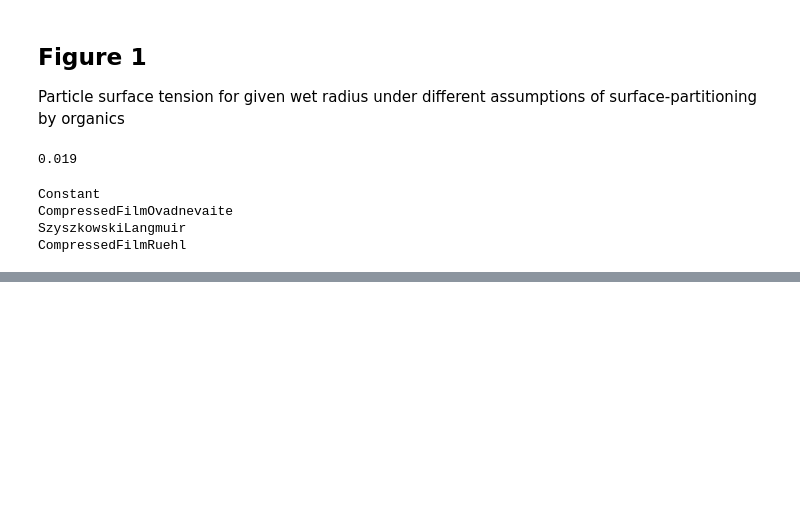
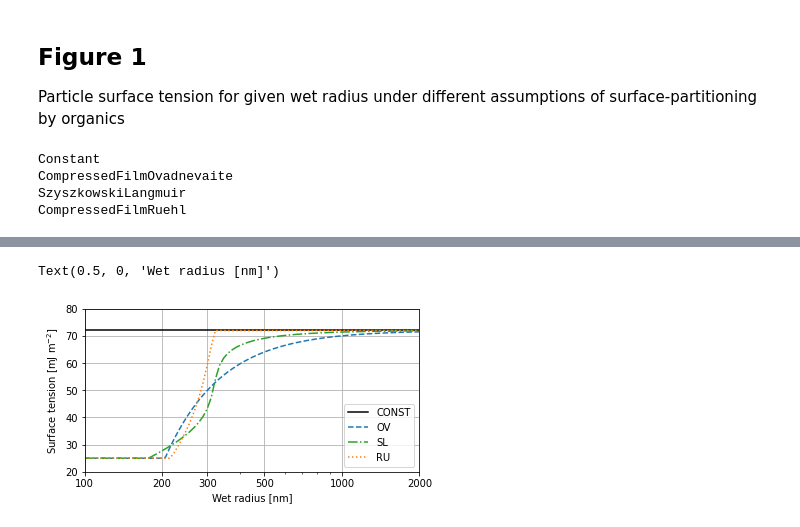
Before and after one commit to claresinger/PySDM, a Jupyter notebook: examples/PySDM_examples/Singer_Ward/fig_1.ipynb, the cells around one changed output, grey strips where cells are left out. Cells and saved outputs as stored; diff of their text form; code cells hidden in the pictures; blank space fills up the shorter version.

```diff
--- a/examples/PySDM_examples/Singer_Ward/fig_1.ipynb
+++ b/examples/PySDM_examples/Singer_Ward/fig_1.ipynb
@@ -24,7 +24,7 @@ from PySDM_examples.Singer_Ward.constants_def import SINGER_CONSTS, plot_colors,
 # aerosol creation
 FORMULAE = Formulae(constants=SINGER_CONSTS)
 WATER_MOLAR_VOLUME = FORMULAE.constants.water_molar_volume
-aerosol = AerosolBetaCaryophylleneDark(water_molar_volume=WATER_MOLAR_VOLUME, Forg=0.5, N=200)
+aerosol = AerosolBetaCaryophylleneDark(water_molar_volume=WATER_MOLAR_VOLUME, Forg=0.5, N_a=200)
 
 # formulae creation
 formulae_bulk = Formulae(surface_tension='Constant', constants=SINGER_CONSTS)
@@ -32,8 +32,8 @@ formulae_ovad = Formulae(
     surface_tension='CompressedFilmOvadnevaite',
     constants={
         **SINGER_CONSTS,
-        'sgm_org': 19 * si.mN / si.m, #35
-        'delta_min': 0.4 * si.nm #1.75
+        'sgm_org': 25e-3 * si.J / si.m**2,
+        'delta_min': 4e-10 * si.m,
     }
 )
 formulae_sl = Formulae(
@@ -41,9 +41,9 @@ formulae_sl = Formulae(
     constants={
         **SINGER_CONSTS,
         'RUEHL_nu_org': aerosol.modes[0]['nu_org'],
-        'RUEHL_A0': 7.5e-19 * si.m * si.m, #115e-20
-        'RUEHL_C0': 5e-7, #6e-7
-        'RUEHL_sgm_min': 21 * si.mN / si.m #35
+        'RUEHL_A0': 75e-20 * si.m**2,
+        'RUEHL_C0': np.exp(-15),
+        'RUEHL_sgm_min': 25e-3 * si.J / si.m**2,
     }
 )
 formulae_ruehl = Formulae(
@@ -51,10 +51,10 @@ formulae_ruehl = Formulae(
     constants={
         **SINGER_CONSTS,
         'RUEHL_nu_org': aerosol.modes[0]['nu_org'],
-        'RUEHL_A0': 9.4e-19 * si.m * si.m, #115e-20
-        'RUEHL_C0': 10e-7, #6e-7
-        'RUEHL_sgm_min': 24 * si.mN / si.m, #35
-        'RUEHL_m_sigma': 1.8e17 * si.J / si.m**2, #0.3e17
+        'RUEHL_A0': 75e-20 * si.m**2,
+        'RUEHL_C0': np.exp(-15),
+        'RUEHL_sgm_min': 25e-3 * si.J / si.m**2,
+        'RUEHL_m_sigma': 15e16 * si.J / si.m**4,
     }
 )
 
@@ -67,8 +67,6 @@ v_dry = formulae_ovad.trivia.volume(r_dry)
 r_wet = np.logspace(np.log(50 * si.nm), np.log(2000 * si.nm), base=np.e, num=100)
 v_wet = formulae_ovad.trivia.volume(r_wet)
 r_wet_ticks_nm = (100, 200, 300, 500, 1000, 2000)
-# %% [output]
-0.019
 # %%
 fig,ax = pyplot.subplots(1, 1, figsize=(6,3), sharex=True, sharey=False)
 
@@ -91,7 +89,7 @@ for formulae in (formulae_bulk, formulae_ovad, formulae_sl, formulae_ruehl):
     # plot surface tension
     ax.plot(
         r_wet / si.nm,
-        sigma / (si.mN / si.m),
+        sigma / (si.mJ / si.m**2),
         label=plot_names[model],
         color=plot_colors[model],
         linestyle=plot_lines[model]
@@ -102,15 +100,15 @@ ax.grid()
 ax.set_xscale('log')
 ax.set_xticks(r_wet_ticks_nm, r_wet_ticks_nm)
 ax.set_xlim(r_wet[0] / si.nm, r_wet[-1] / si.nm)
-ax.set_ylabel('Surface tension [mN m$^{-1}$]')
+ax.set_ylabel('Surface tension [mJ m$^{-2}$]')
 yticks = (20, 30, 40, 50, 60, 70, 80)
 ax.set_yticks(yticks, yticks)
-ax.set_ylim(15, 80)
+ax.set_ylim(20, 80)
 ax.set_xlim(100, 2000)
 ax.legend(loc=4)
 ax.set_xlabel('Wet radius [nm]')
 
-show_plot("fig1.pdf")
+# show_plot("fig1.pdf")
 # %% [output]
 Constant
 CompressedFilmOvadnevaite
@@ -120,0 +117,2 @@ CompressedFilmRuehl
+Text(0.5, 0, 'Wet radius [nm]')
+[figure, added]
```
Also changed, not shown: parts of 1 cell of this notebook, 5 other files.
